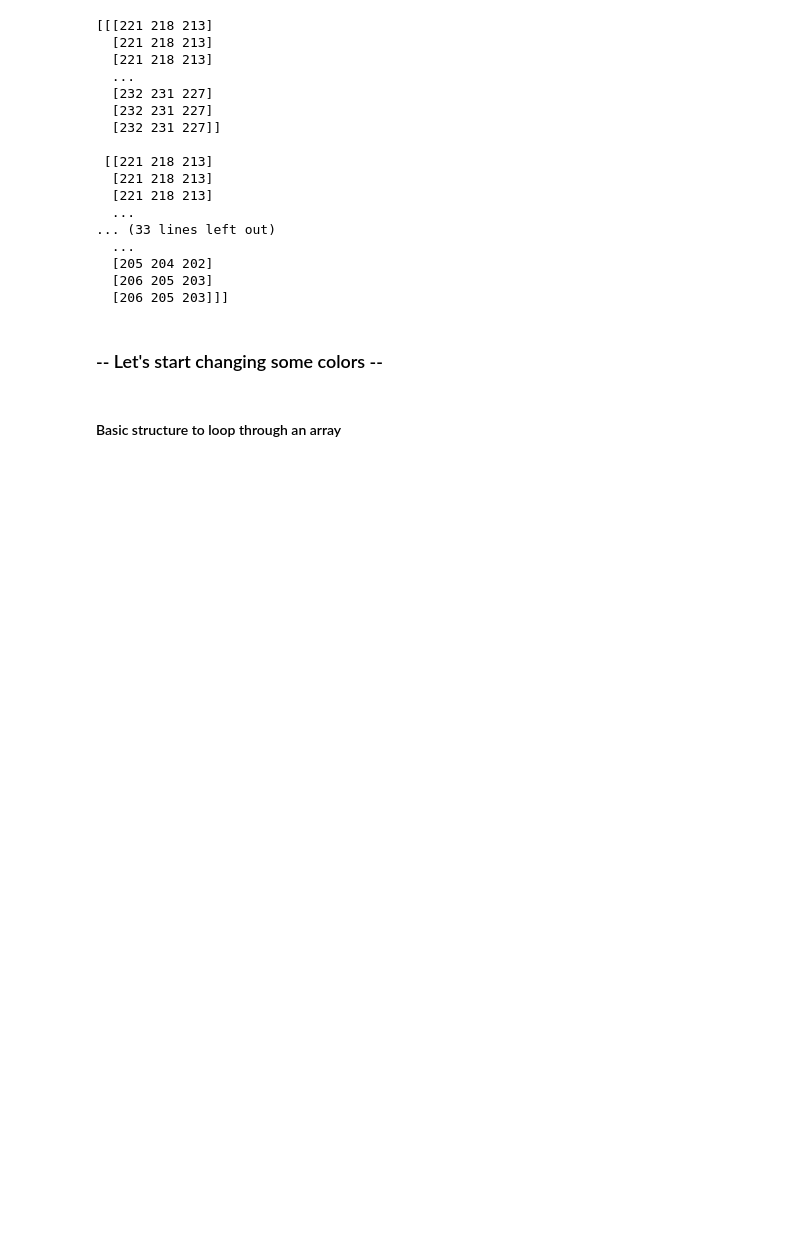
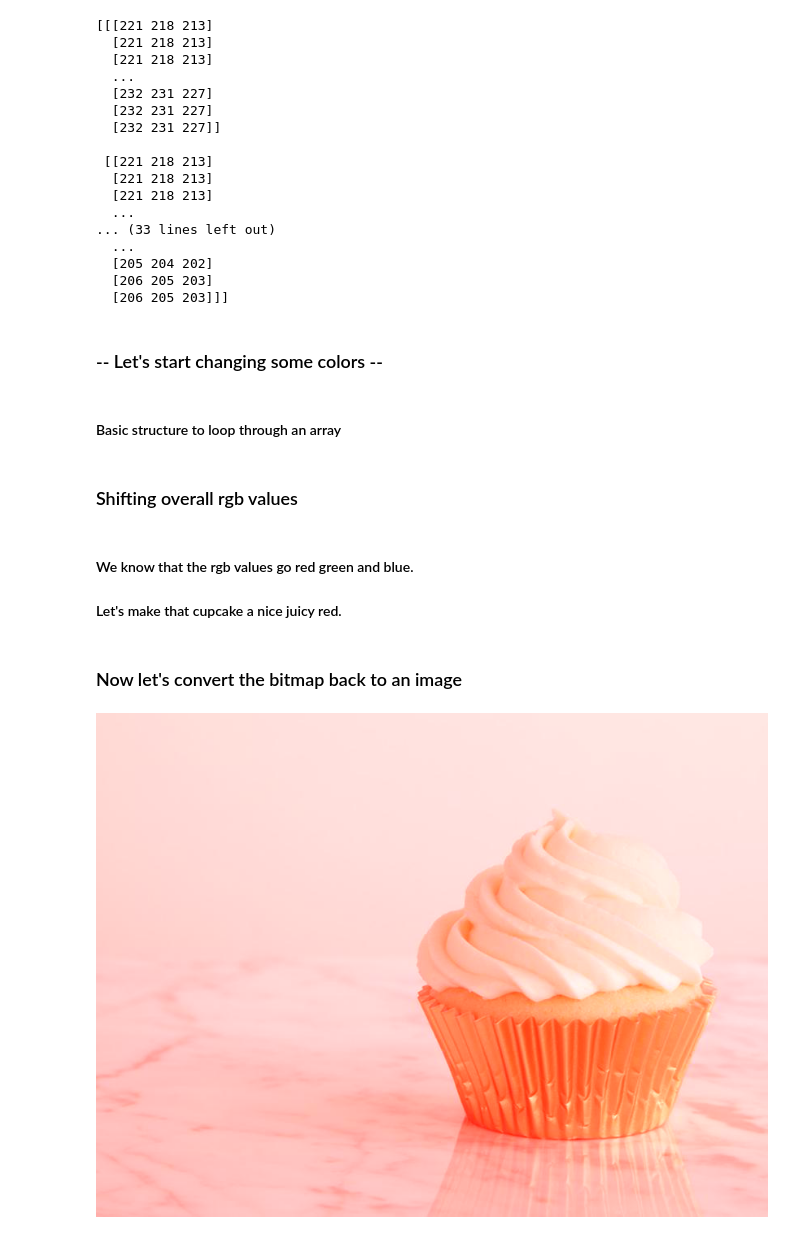
Before and after one commit to sohailk2/CS-Sail-Python-Image-Filtering, a Jupyter notebook: CS SAIL - Python Image Filtering.ipynb, the cells around one changed output. Saved outputs shown, nothing was run; the diff lists cells and outputs as text; code cells hidden in the pictures; blank space fills up the shorter version.

Commit message:
Red Shift

```diff
--- a/CS SAIL - Python Image Filtering.ipynb
+++ b/CS SAIL - Python Image Filtering.ipynb
@@ -57,3 +57,8 @@ print(bitmapOfCupcake)
 for i in range(len(bitmapOfCupcake)):
     for j in range(len(bitmapOfCupcake[i])):
         pixel = bitmapOfCupcake[i][j]
+# %% [markdown]
+### Shifting overall rgb values
+# %% [markdown]
+#### We know that the rgb values go red green and blue.
+#### Let's make that cupcake a nice juicy red.
@@ -59,0 +75,7 @@ for i in range(len(bitmapOfCupcake)):
+# %% [markdown]
+### Now let's convert the bitmap back to an image
+# %%
+result = Image.fromarray(bitmapOfCupcake)
+display(result)
+# %% [output]
+[figure, added]
```
Also changed, not shown: parts of 1 cell of this notebook.
